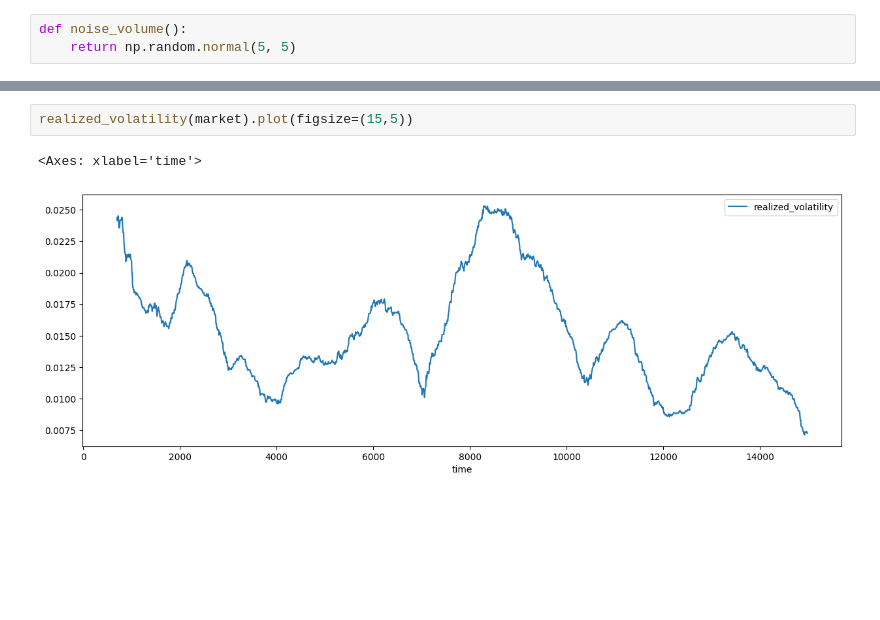
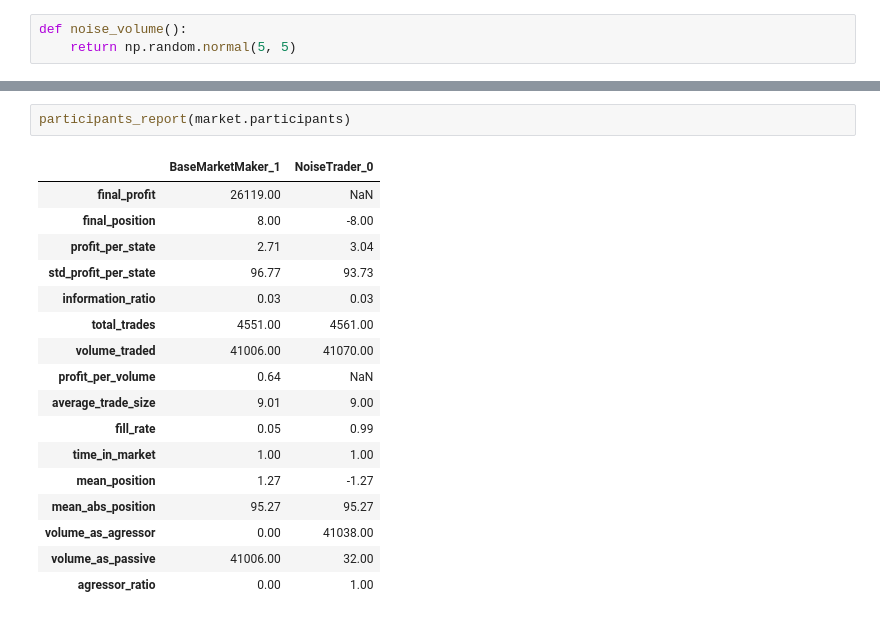
Before and after one commit to BBieganowski/pymicrostructure, a Jupyter notebook: src/playground.ipynb, the cells around one changed output, grey strips where cells are left out. Saved outputs shown, nothing was run; the diff lists cells and outputs as text; blank space fills up the shorter version.

```diff
--- a/src/playground.ipynb
+++ b/src/playground.ipynb
@@ -37,5 +55,20 @@ price_path(market)
-# %%
-realized_volatility(market).plot(figsize=(15,5))
-# %% [output]
-<Axes: xlabel='time'>
-[figure, removed]
+# %%
+participants_report(market.participants)
+# %% [output]
+|  | BaseMarketMaker_1 | NoiseTrader_0 |
+| final_profit | 26119.00 | NaN |
+| final_position | 8.00 | -8.00 |
+| profit_per_state | 2.71 | 3.04 |
+| std_profit_per_state | 96.77 | 93.73 |
+| information_ratio | 0.03 | 0.03 |
+| total_trades | 4551.00 | 4561.00 |
+| volume_traded | 41006.00 | 41070.00 |
+| profit_per_volume | 0.64 | NaN |
+| average_trade_size | 9.01 | 9.00 |
+| fill_rate | 0.05 | 0.99 |
+| time_in_market | 1.00 | 1.00 |
+| mean_position | 1.27 | -1.27 |
+| mean_abs_position | 95.27 | 95.27 |
+| volume_as_agressor | 0.00 | 41038.00 |
+| volume_as_passive | 41006.00 | 32.00 |
+| agressor_ratio | 0.00 | 1.00 |
```
Also changed, not shown: parts of 11 cells of this notebook, 8 other files.
